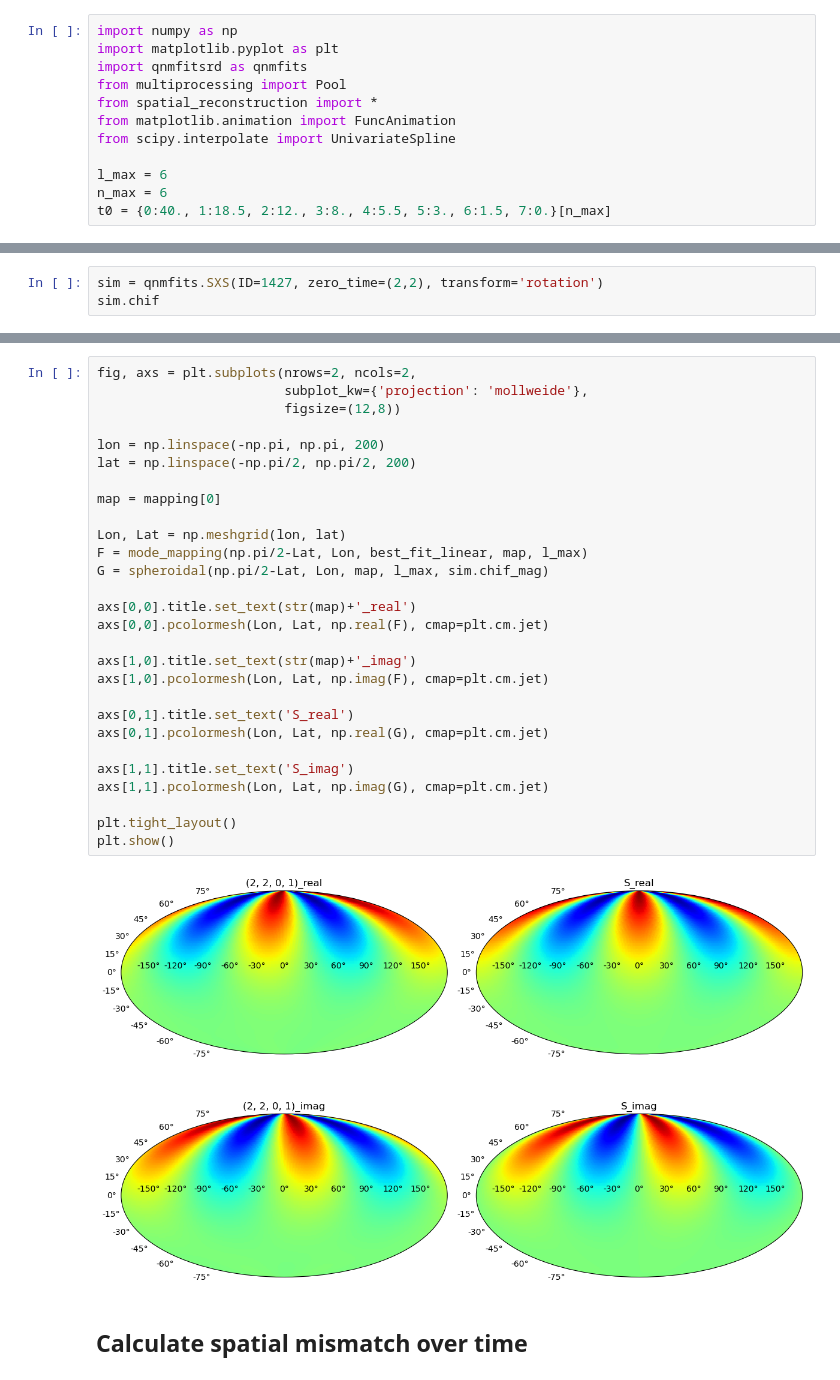
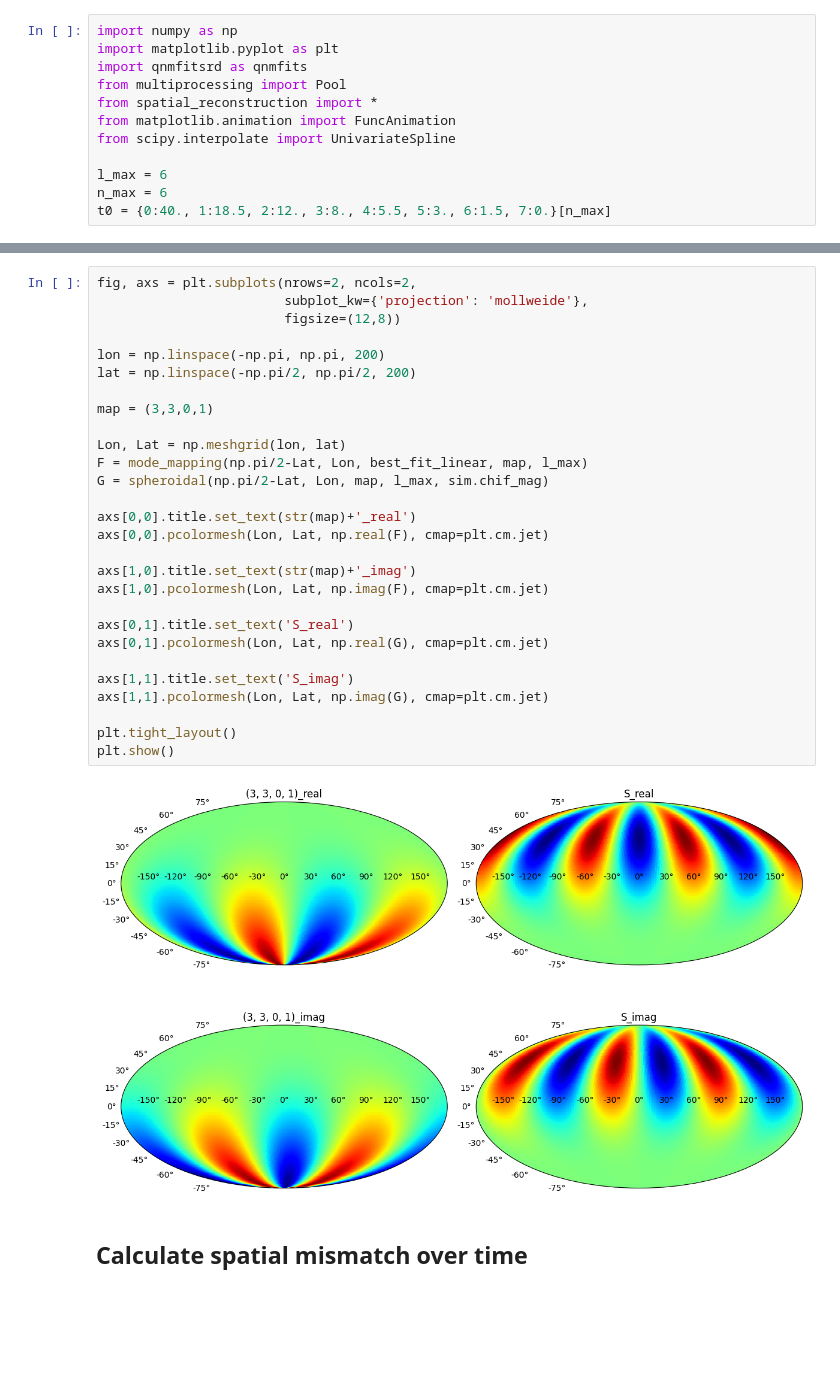
Before and after one commit to Richardvnd/quadratic_qnm, a Jupyter notebook: spatial_reconstruction_of_QNMs.ipynb, the cells around one changed output, grey strips where cells are left out. Cells and saved outputs as stored; diff of their text form; blank space fills up the shorter version.

```diff
--- a/spatial_reconstruction_of_QNMs.ipynb
+++ b/spatial_reconstruction_of_QNMs.ipynb
@@ -24,6 +23,3 @@ Found the following files to load from the SXS catalog:
     SXS:BBH:0305v5/Lev6/metadata.json
 Found the following files to load from the SXS catalog:
     SXS:BBH:0305v5/Lev6/rhOverM_Asymptotic_GeometricUnits_CoM.h5
-# %%
-sim = qnmfits.SXS(ID=1427, zero_time=(2,2), transform='rotation')
-sim.chif
@@ -54,33 +45,33 @@ best_fit_linear = qnmfits.mapping_multimode_ringdown_fit(sim.times,
 # %%
 fig, axs = plt.subplots(nrows=2, ncols=2,
                         subplot_kw={'projection': 'mollweide'},
                         figsize=(12,8))
 
 lon = np.linspace(-np.pi, np.pi, 200)
 lat = np.linspace(-np.pi/2, np.pi/2, 200)
 
-map = mapping[0]
+map = (3,3,0,1)
 
 Lon, Lat = np.meshgrid(lon, lat)
 F = mode_mapping(np.pi/2-Lat, Lon, best_fit_linear, map, l_max)
 G = spheroidal(np.pi/2-Lat, Lon, map, l_max, sim.chif_mag)
 
 axs[0,0].title.set_text(str(map)+'_real')
 axs[0,0].pcolormesh(Lon, Lat, np.real(F), cmap=plt.cm.jet)
 
 axs[1,0].title.set_text(str(map)+'_imag')
 axs[1,0].pcolormesh(Lon, Lat, np.imag(F), cmap=plt.cm.jet)
 
 axs[0,1].title.set_text('S_real')
 axs[0,1].pcolormesh(Lon, Lat, np.real(G), cmap=plt.cm.jet)
 
 axs[1,1].title.set_text('S_imag')
 axs[1,1].pcolormesh(Lon, Lat, np.imag(G), cmap=plt.cm.jet)
 
 plt.tight_layout()
 plt.show()
 # %% [output]
-[figure, old version]
+[figure, new version]
 # %% [markdown]
 ## Calculate spatial mismatch over time
 # %%
```
Also changed, not shown: parts of 5 cells of this notebook, 11 other files.
